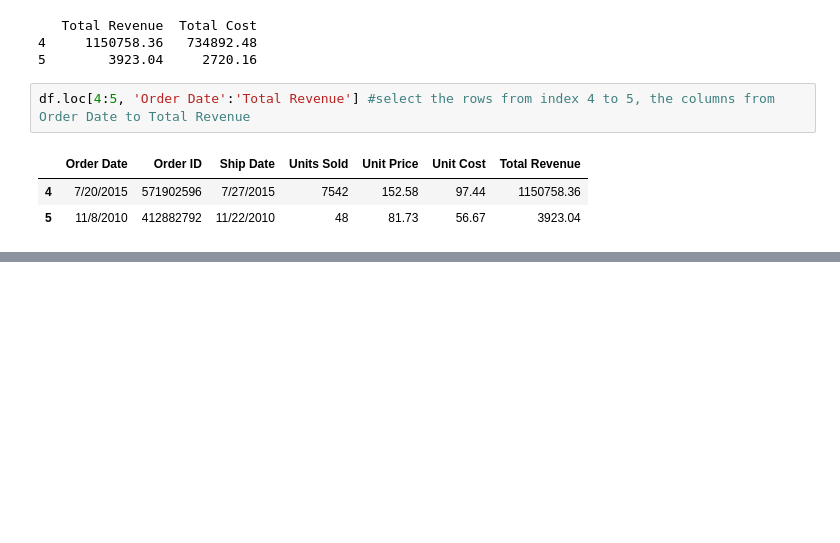
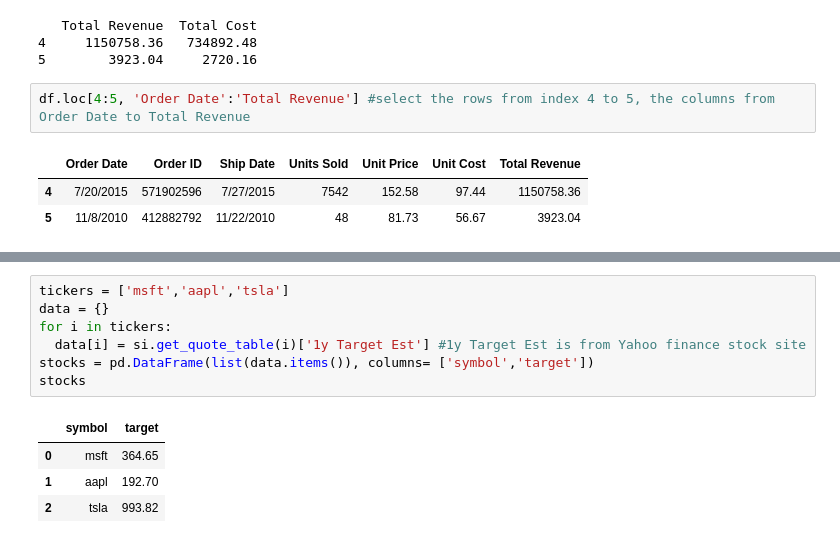
Before and after one commit to anhmaiusa/AnhMai, a Jupyter notebook: Python_for_Accountant.ipynb, the cells around one changed output, grey strips where cells are left out. Cells and saved outputs as stored; diff of their text form; blank space fills up the shorter version.

```diff
--- a/Python_for_Accountant.ipynb
+++ b/Python_for_Accountant.ipynb
@@ -207,0 +235,12 @@ df
+# %%
+tickers = ['msft','aapl','tsla']
+data = {}
+for i in tickers:
+  data[i] = si.get_quote_table(i)['1y Target Est'] #1y Target Est is from Yahoo finance stock site
+stocks = pd.DataFrame(list(data.items()), columns= ['symbol','target'])
+stocks
+# %% [output]
+|  | symbol | target |
+| 0 | msft | 364.65 |
+| 1 | aapl | 192.70 |
+| 2 | tsla | 993.82 |
```
Also changed, not shown: parts of 8 cells of this notebook.
